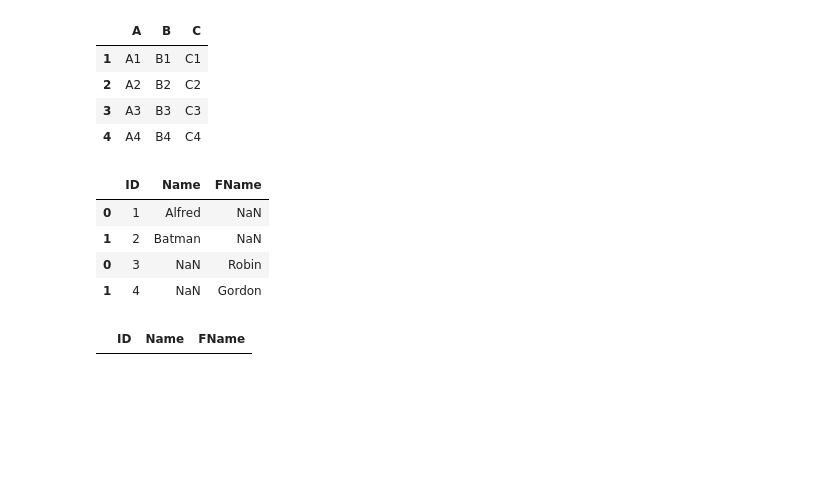
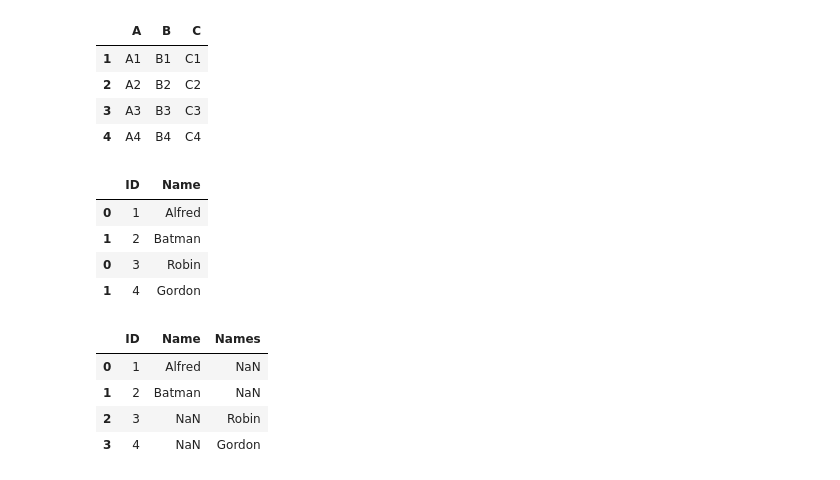
Before and after one commit to WillardDev/Python_Data_Analysis, a Jupyter notebook: Concat_And_Append.ipynb, the cells around one changed output. Saved outputs shown, nothing was run; the diff lists cells and outputs as text; code cells hidden in the pictures; blank space fills up the shorter version.

Commit message:
Fix execution counts and update DataFrame column names in Concat_And_Append notebook

```diff
--- a/Concat_And_Append.ipynb
+++ b/Concat_And_Append.ipynb
@@ -252,21 +252,25 @@ df1 = pd.DataFrame({
 
 df2 = pd.DataFrame({
     'ID': [3, 4],
-    'FName': ['Robin', 'Gordon'],
+    'Names': ['Robin', 'Gordon'],
 })
 # %%
 # combine using pd.concat
 result = pd.concat([df1, df2], join='outer')
 result
 # %% [output]
-|  | ID | Name | FName |
-| 0 | 1 | Alfred | NaN |
-| 1 | 2 | Batman | NaN |
-| 0 | 3 | NaN | Robin |
-| 1 | 4 | NaN | Gordon |
+|  | ID | Name |
+| 0 | 1 | Alfred |
+| 1 | 2 | Batman |
+| 0 | 3 | Robin |
+| 1 | 4 | Gordon |
 # %%
 # combine using pd.merge
-result = pd.merge(df1, df2, on='ID')
+result = pd.merge(df1, df2, on='ID', how='outer')
 result
 # %% [output]
-|  | ID | Name | FName |
+|  | ID | Name | Names |
+| 0 | 1 | Alfred | NaN |
+| 1 | 2 | Batman | NaN |
+| 2 | 3 | NaN | Robin |
+| 3 | 4 | NaN | Gordon |
```
